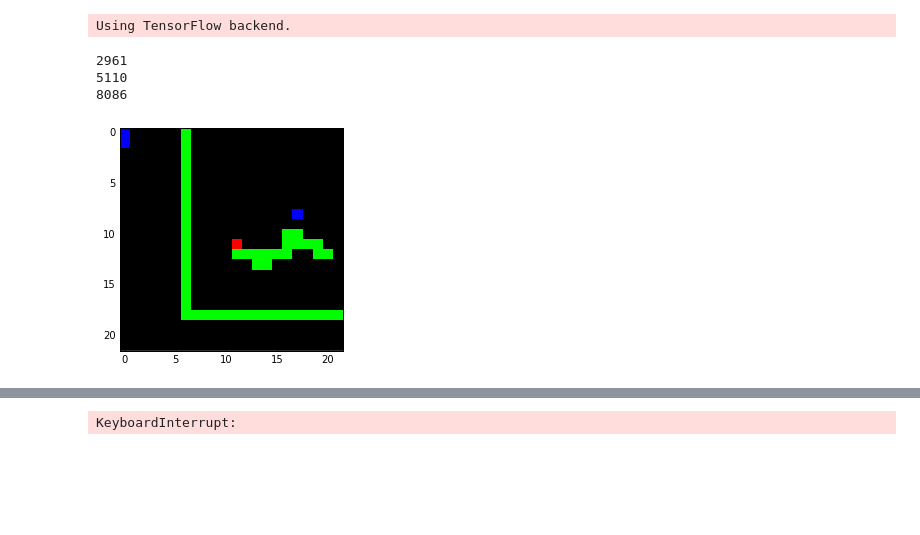
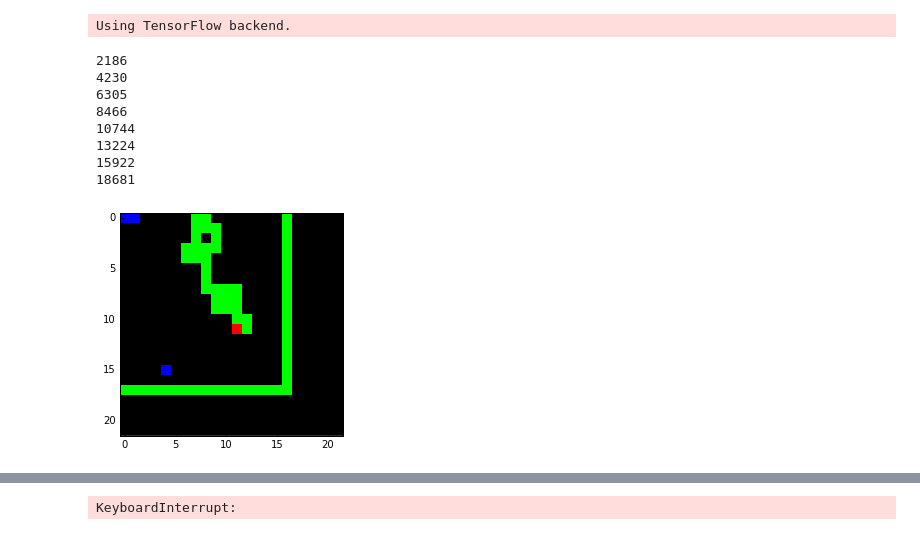
Before and after one commit to JonComo/snake, a Jupyter notebook: snake.ipynb, the cells around one changed output, grey strips where cells are left out. Saved outputs shown, nothing was run; the diff lists cells and outputs as text; code cells hidden in the pictures; blank space fills up the shorter version.

```diff
--- a/snake.ipynb
+++ b/snake.ipynb
@@ -61,10 +61,10 @@ class Env(object):
             input_shape = (img_rows, img_cols, self.channels)
 
         self.model = Sequential()
-        self.model.add(Conv2D(16, kernel_size=(3, 3),
+        self.model.add(Conv2D(32, kernel_size=(3, 3),
                          activation='relu',
                          input_shape=input_shape))
-        self.model.add(Conv2D(32, (3, 3), activation='relu'))
+        self.model.add(Conv2D(64, (3, 3), activation='relu'))
         #self.model.add(MaxPooling2D(pool_size=(2, 2)))
         self.model.add(Dropout(0.20))
         self.model.add(Flatten())
@@ -222,7 +222,7 @@ x_train, y_train = [], []
 # gather some training data, then train it
 
 i = 0
-while len(x_train) < 10000:
+while len(x_train) < 20000:
     i += 1
     if (i+1) % 2000 == 0:
         print(len(x_train))
@@ -248,19 +248,24 @@ while len(x_train) < 10000:
 
     env.reset(random_length=True)
 # %% [output]
-2961
-5110
-8086
+2186
+4230
+6305
+8466
+10744
+13224
+15922
+18681
 # %%
-for i in range(25):
+for i in range(100):
     img = x_train[i].reshape(env.vis_r*2, env.vis_r*2, env.channels)
     img[:,:,1] += img[:,:,3]
     img = img[:,:,:3]
     clear_output(wait=True)
     fig = plt.imshow(img, interpolation='none')
     plt.show()
 # %% [output]
-[figure, old version]
+[figure, new version]
 # %%
 _x_train = np.vstack(x_train)
 _y_train = np.vstack(y_train)
```
Also changed, not shown: parts of 3 cells of this notebook, 1 other file.
